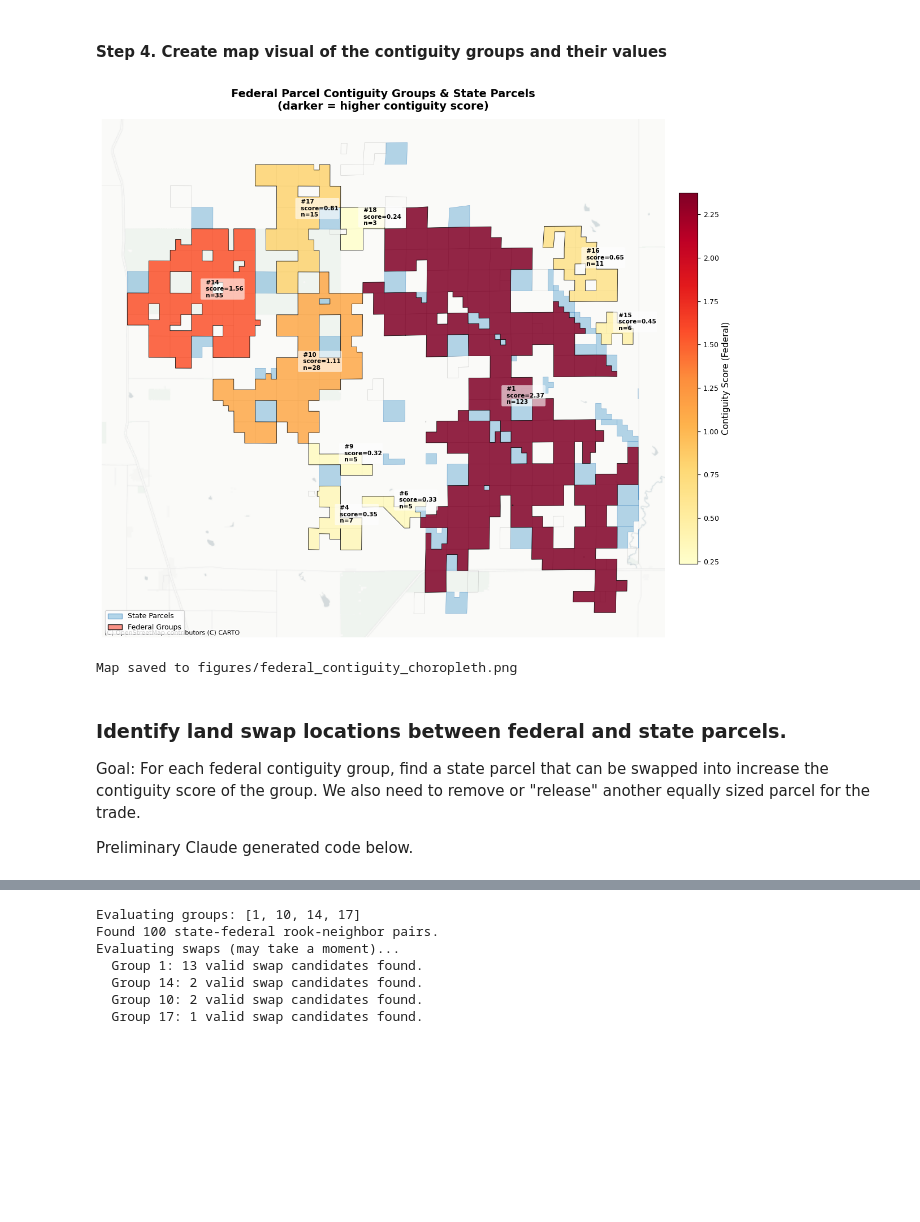
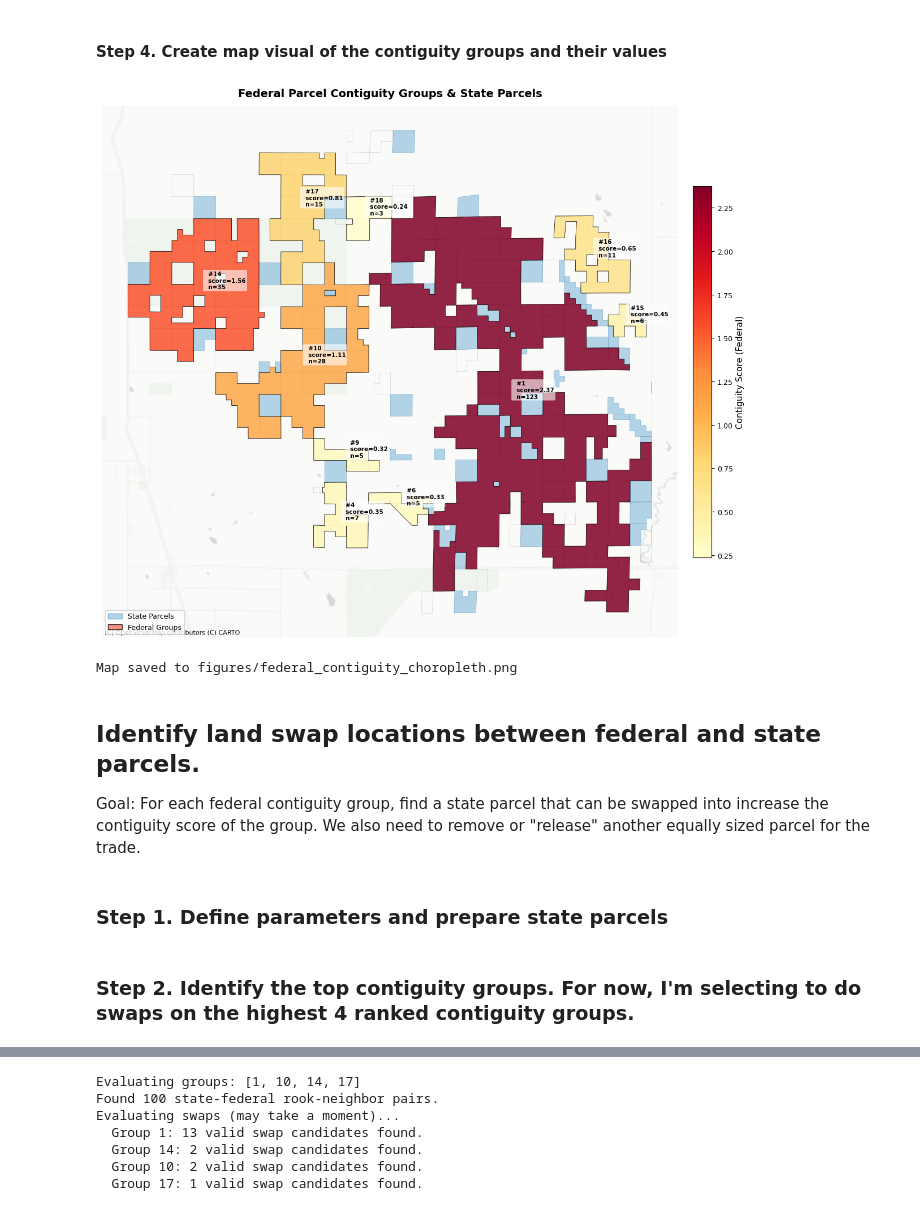
Before and after one commit to maxwarnock/Pawnee-Grasslands-Project, a Jupyter notebook: code/contiguity.ipynb, the cells around one changed output, grey strips where cells are left out. Drawn from its saved outputs; the diff is of its cells as text; code cells hidden in the pictures; blank space fills up the shorter version.

Commit message:
contiguity improvements

```diff
--- a/code/contiguity.ipynb
+++ b/code/contiguity.ipynb
@@ -236,0 +255,31 @@ Found 299 rook-neighbor pairs among 254 federal parcels.
+# %%
+### use projected centroids as node positions
+pos = {
+    idx: (federal_proj.geometry[idx].centroid.x, federal_proj.geometry[idx].centroid.y)
+    for idx in G.nodes()
+}
+
+### one color per component
+cmap = plt.cm.get_cmap("tab20", len(components))
+node_colors = [cmap(group_map[idx]) for idx in G.nodes()]
+
+fig, ax = plt.subplots(figsize=(14, 10))
+
+### parcel outlines as background
+federal_proj.plot(ax=ax, facecolor="none", edgecolor="gray", linewidth=0.4, alpha=0.5)
+
+### draw graph overlaid on parcels
+nx.draw(
+    G, pos=pos, ax=ax,
+    node_color=node_colors,
+    node_size=20,
+    edge_color="black",
+    width=1.0,
+    alpha=0.85,
+    with_labels=False,
+)
+
+ax.set_title("Federal Parcel Connectivity")
+ax.set_axis_on()
+plt.tight_layout()
+plt.show()
@@ -453,39 +471,39 @@ for _, row in groups_plot.iterrows():
         geom.geoms if geom.geom_type == "MultiPolygon" else [geom],
         key=lambda g: g.area, reverse=True
     )
     for k, part in enumerate(parts):
         ### largest part gets full label; satellite parts get group ID only
         label = (
             f"  #{int(row['group_id'])}\n  score={row['contiguity_score']:.2f}\n  n={row['parcel_count']}"
             if k == 0 else
             f"  #{int(row['group_id'])}"
         )
         ax.annotate(
             label,
             xy=(part.centroid.x, part.centroid.y),
             fontsize=7.5,
             color="black",
             fontweight="bold",
             bbox=dict(boxstyle="round,pad=0.2", fc="white", alpha=0.6, ec="none"),
             zorder=5
         )
 
 ax.set_title(
-    "Federal Parcel Contiguity Groups & State Parcels\n(darker = higher contiguity score)",
+    "Federal Parcel Contiguity Groups & State Parcels",
     fontsize=14, fontweight="bold", pad=12
 )
 ax.set_axis_off()
 
 plt.tight_layout()
 plt.savefig(os.path.join(figures_dir, "federal_contiguity_choropleth.png"), dpi=200, bbox_inches="tight")
 plt.show()
 print("Map saved to figures/federal_contiguity_choropleth.png")
 # %% [output]
-[figure, old version]
+[figure, new version]
 Map saved to figures/federal_contiguity_choropleth.png
 # %% [markdown]
-### Identify land swap locations between federal and state parcels.
+## Identify land swap locations between federal and state parcels.
 
 Goal: For each federal contiguity group, find a state parcel that can be swapped into increase the contiguity score of the group. We also need to remove or "release" another equally sized parcel for the trade.
-
-Preliminary Claude generated code below.
+# %% [markdown]
+### Step 1. Define parameters and prepare state parcels
@@ -491,0 +523,2 @@ Preliminary Claude generated code below.
+# %% [markdown]
+### Step 2. Identify the top contiguity groups. For now, I'm selecting to do swaps on the highest 4 ranked contiguity groups.
```
Also changed, not shown: parts of 16 cells of this notebook, 1 other file.
